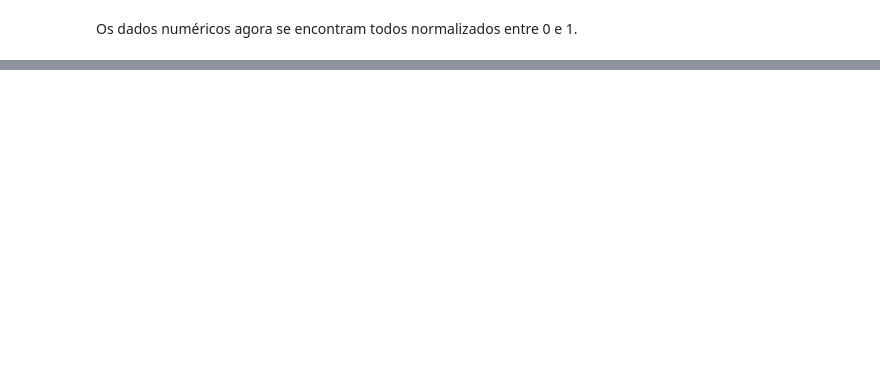
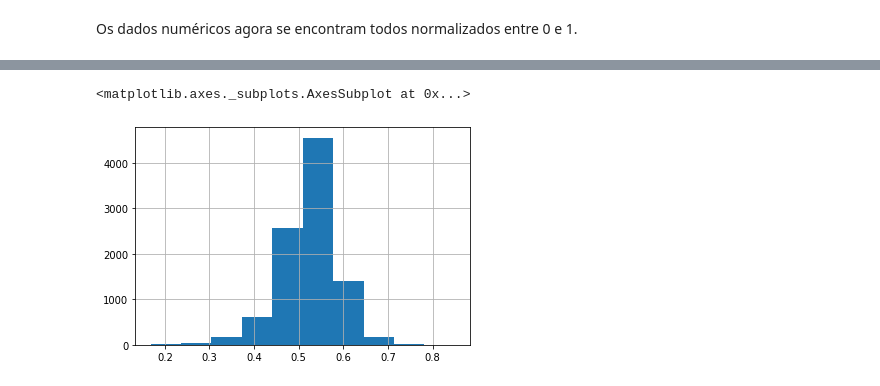
Before and after one commit to tta13/NBA-data-analysis, a Jupyter notebook: code.ipynb, the cells around one changed output, grey strips where cells are left out. Cells and saved outputs as stored; diff of their text form; code cells hidden in the pictures; blank space fills up the shorter version.

```diff
--- a/code.ipynb
+++ b/code.ipynb
@@ -2034,0 +2080,5 @@ Os dados numéricos agora se encontram todos normalizados entre 0 e 1.
+# %%
+gp_0.hist()
+# %% [output]
+<matplotlib.axes._subplots.AxesSubplot at 0x...>
+[figure, added]
```
Also changed, not shown: parts of 14 cells of this notebook.
